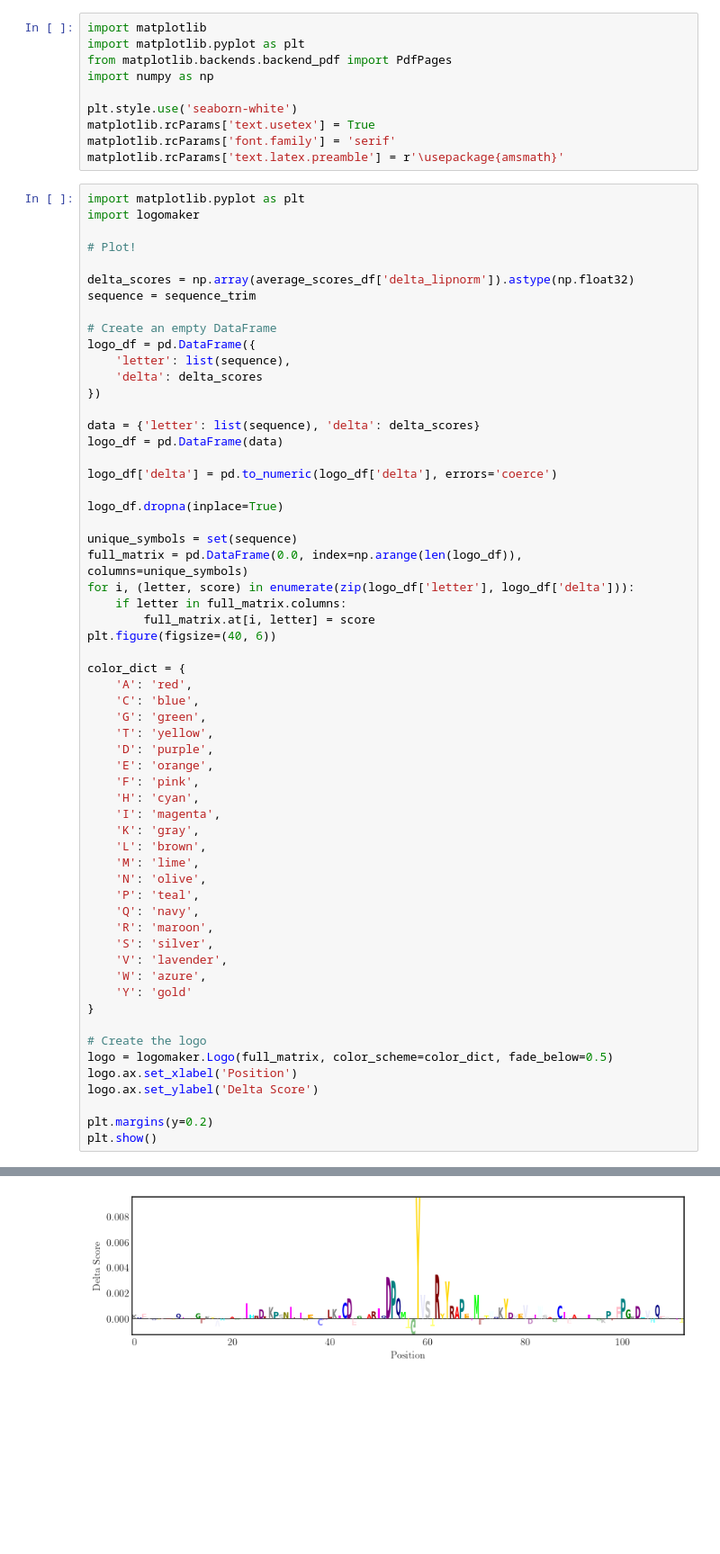
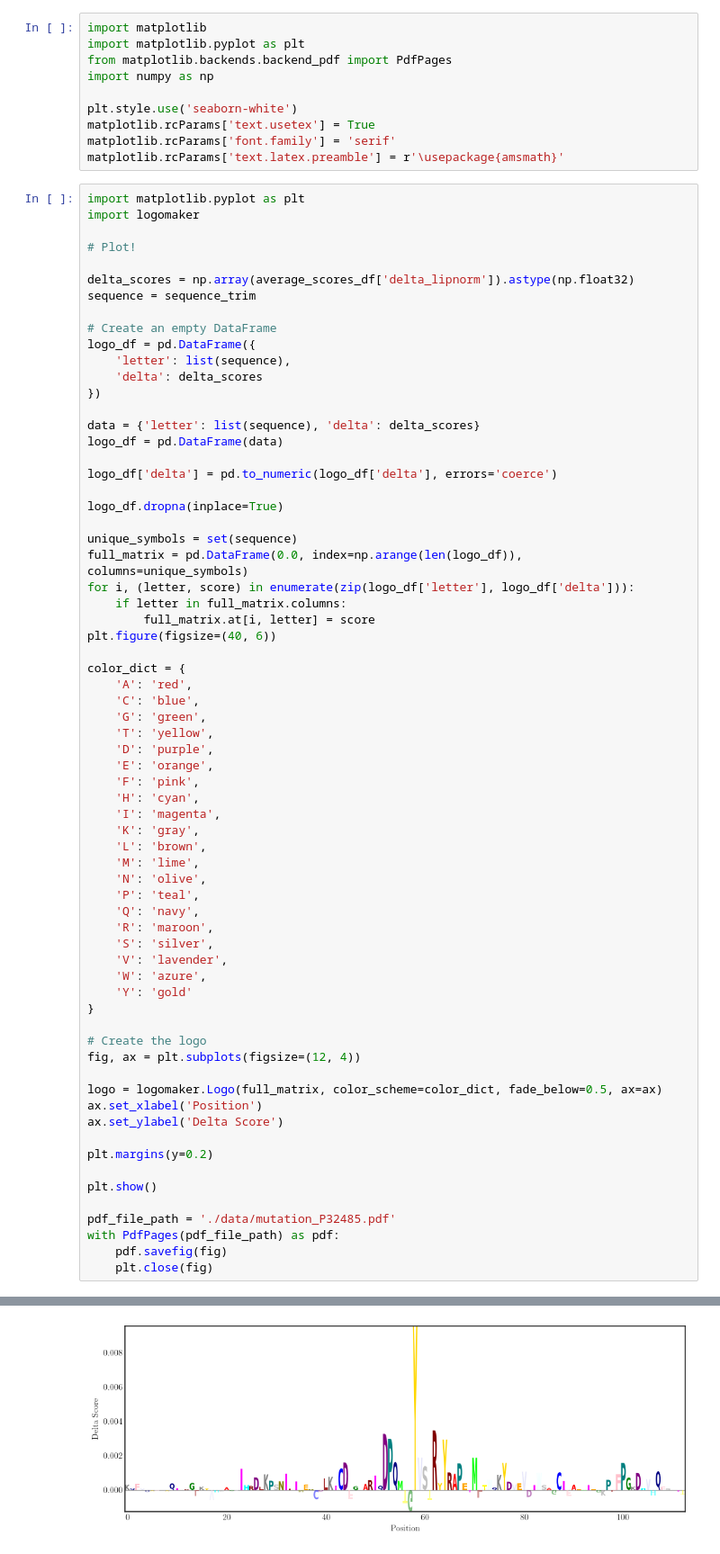
Before and after one commit to gustavoschewinski/tuning-protein, a Jupyter notebook: 5. mutations.ipynb, the cells around one changed output, grey strips where cells are left out. Shown at 90% size. Drawn from its saved outputs; the diff is of its cells as text; blank space fills up the shorter version.

```diff
--- a/5. mutations.ipynb
+++ b/5. mutations.ipynb
@@ -342,34 +342,42 @@ plt.figure(figsize=(40, 6))
 
 color_dict = {
     'A': 'red',
     'C': 'blue',
     'G': 'green',
     'T': 'yellow',
     'D': 'purple',
     'E': 'orange',
     'F': 'pink',
     'H': 'cyan',
     'I': 'magenta',
     'K': 'gray',
     'L': 'brown',
     'M': 'lime',
     'N': 'olive',
     'P': 'teal',
     'Q': 'navy',
     'R': 'maroon',
     'S': 'silver',
     'V': 'lavender',
     'W': 'azure',
     'Y': 'gold'
 }
 
 # Create the logo
-logo = logomaker.Logo(full_matrix, color_scheme=color_dict, fade_below=0.5)
-logo.ax.set_xlabel('Position')
-logo.ax.set_ylabel('Delta Score')
+fig, ax = plt.subplots(figsize=(12, 4))
+
+logo = logomaker.Logo(full_matrix, color_scheme=color_dict, fade_below=0.5, ax=ax)
+ax.set_xlabel('Position')
+ax.set_ylabel('Delta Score')
 
 plt.margins(y=0.2)
+
 plt.show()
+
+pdf_file_path = './data/mutation_P32485.pdf'
+with PdfPages(pdf_file_path) as pdf:
+    pdf.savefig(fig)
+    plt.close(fig)
 # %% [output]
 <Figure size 4000x600 with 0 Axes>
-[figure, old version]
+[figure, new version]
```
Also changed, not shown: parts of 3 cells of this notebook.
